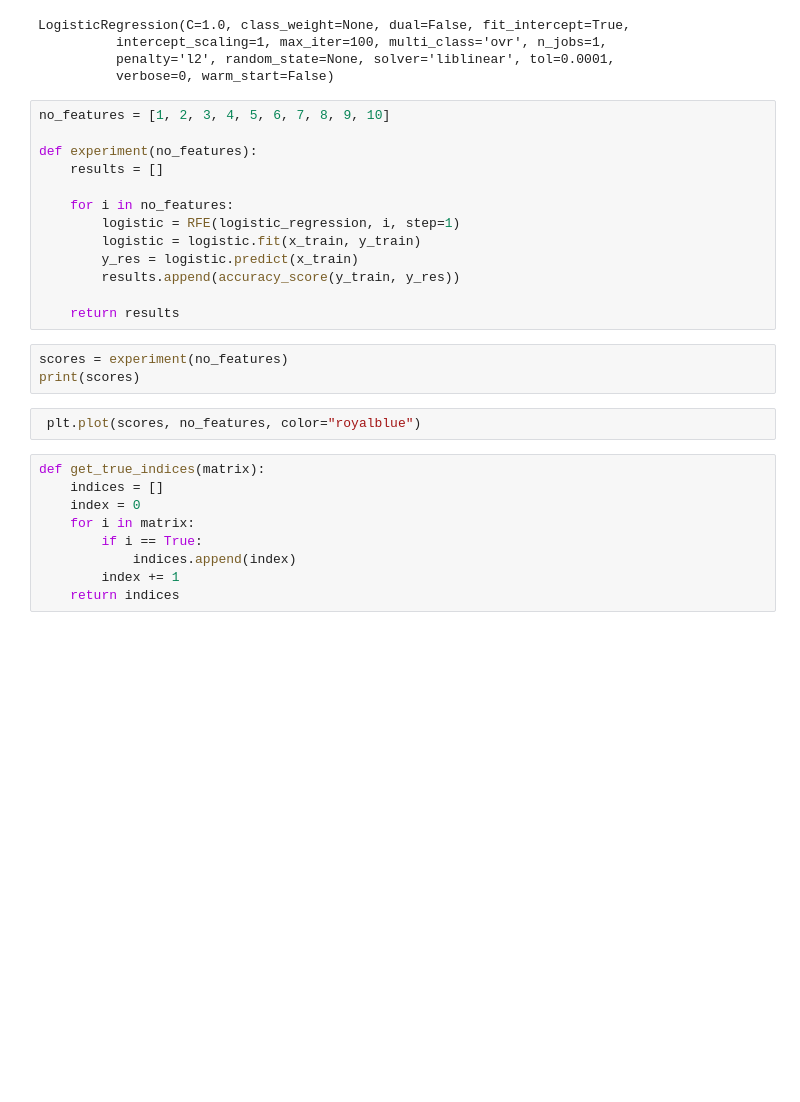
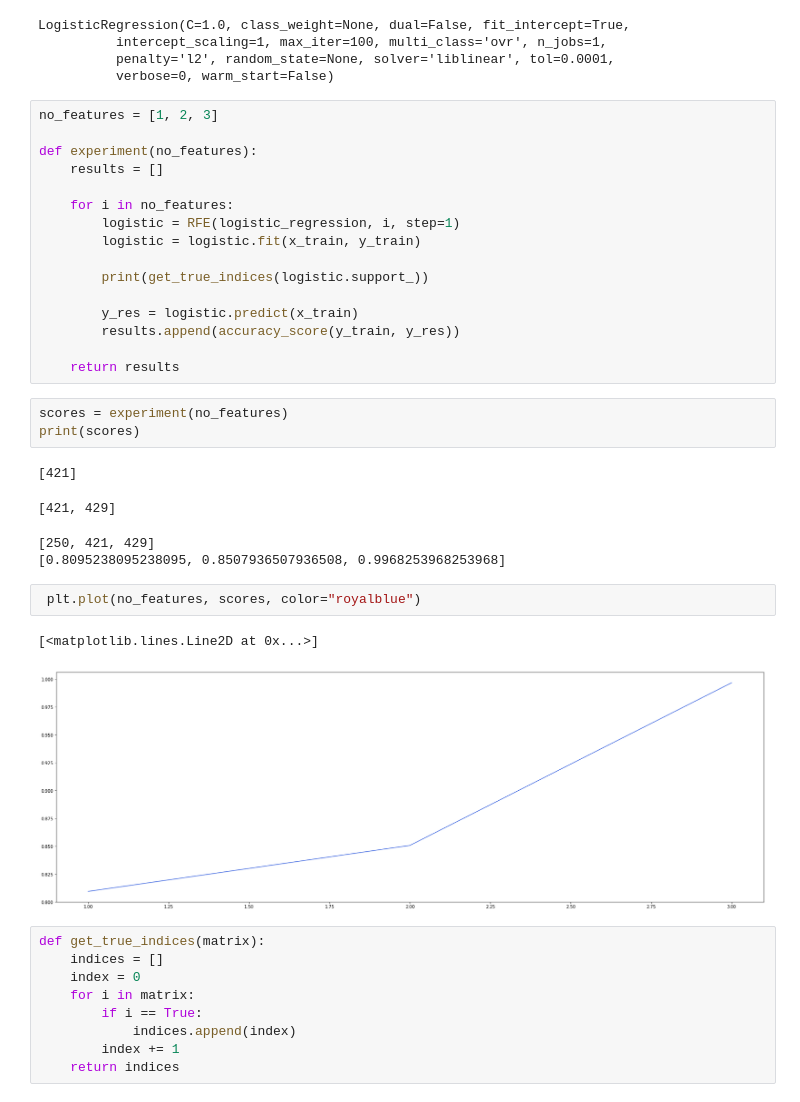
Before and after one commit to vikneke/cs5014_p2, a Jupyter notebook: multiclassML/multiclass.ipynb, the cells around one changed output. Drawn from its saved outputs; the diff is of its cells as text; blank space fills up the shorter version.

```diff
--- a/multiclassML/multiclass.ipynb
+++ b/multiclassML/multiclass.ipynb
@@ -85,7 +89,7 @@ LogisticRegression(C=1.0, class_weight=None, dual=False, fit_intercept=True,
           penalty='l2', random_state=None, solver='liblinear', tol=0.0001,
           verbose=0, warm_start=False)
 # %%
-no_features = [1, 2, 3, 4, 5, 6, 7, 8, 9, 10]
+no_features = [1, 2, 3]
 
 def experiment(no_features):
     results = []
@@ -93,6 +97,9 @@ def experiment(no_features):
     for i in no_features:
         logistic = RFE(logistic_regression, i, step=1)
         logistic = logistic.fit(x_train, y_train)
+
+        print(get_true_indices(logistic.support_))
+
         y_res = logistic.predict(x_train)
         results.append(accuracy_score(y_train, y_res))
 
@@ -100,8 +107,16 @@ def experiment(no_features):
 # %%
 scores = experiment(no_features)
 print(scores)
+# %% [output]
+[421]
+[421, 429]
+[250, 421, 429]
+[0.8095238095238095, 0.8507936507936508, 0.9968253968253968]
 # %%
- plt.plot(scores, no_features, color="royalblue")
+ plt.plot(no_features, scores, color="royalblue")
+# %% [output]
+[<matplotlib.lines.Line2D at 0x...>]
+[figure, added]
 # %%
 def get_true_indices(matrix):
     indices = []
```
Also changed, not shown: parts of 2 cells of this notebook, 1 other file.
